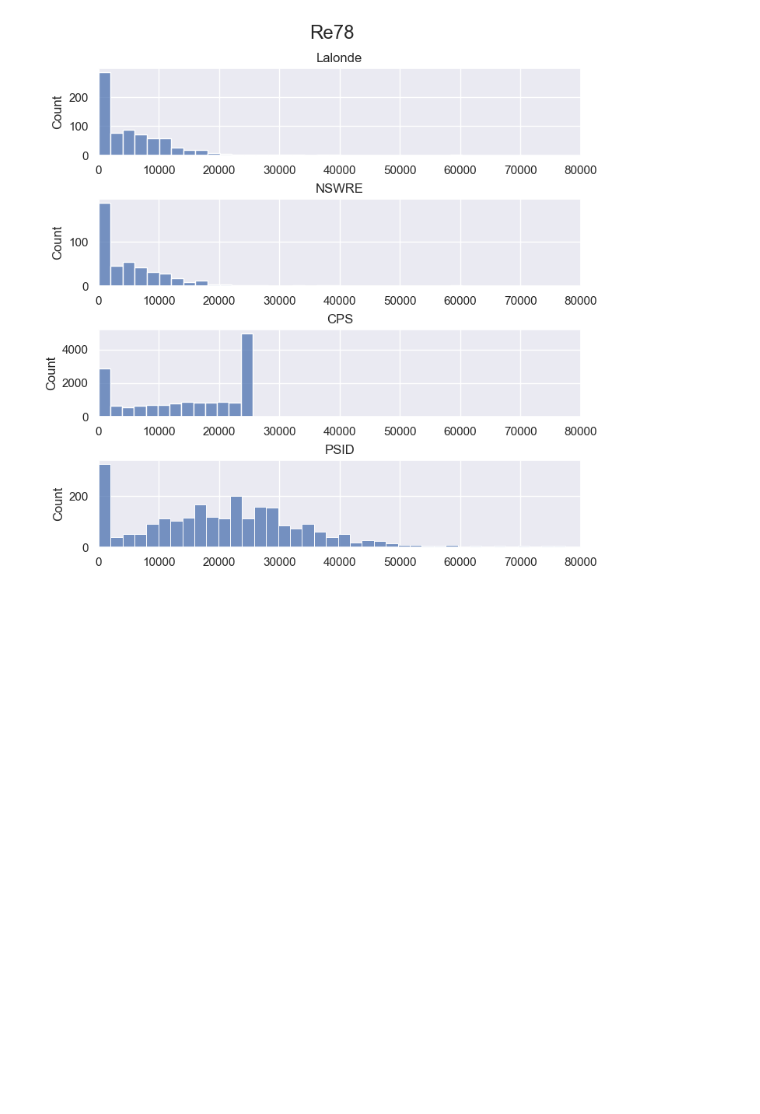
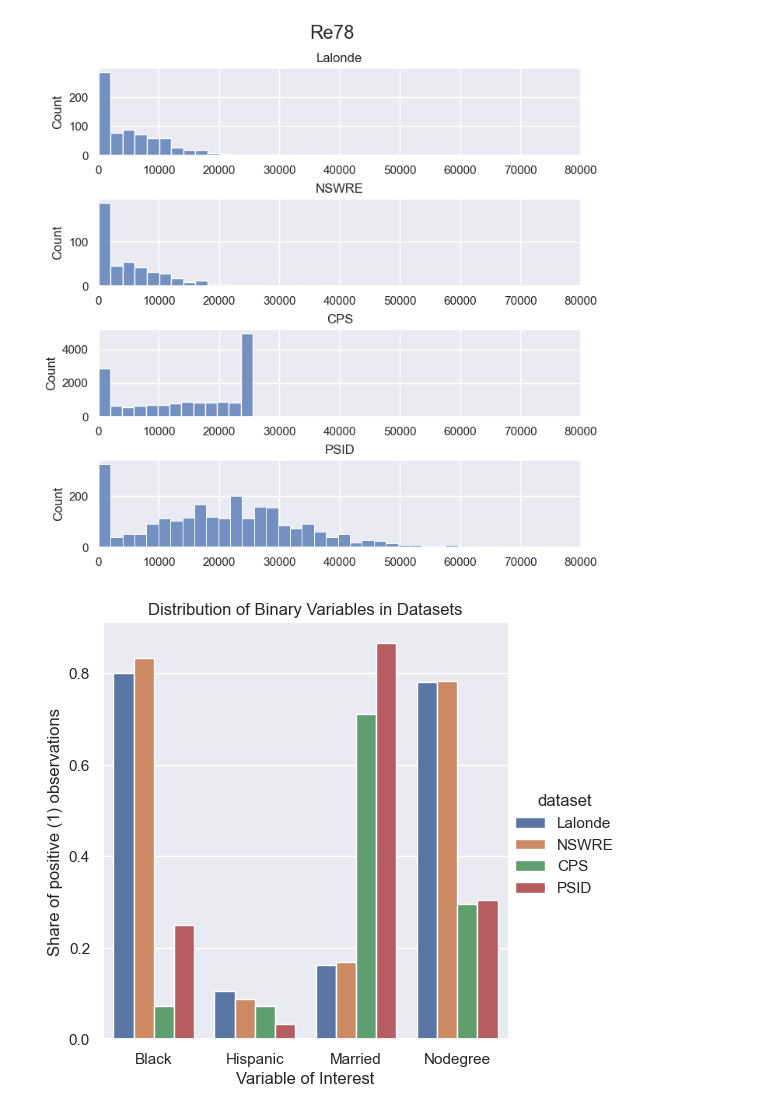
Before and after one commit to 8toz/causal_lalonde, a Jupyter notebook: EDA_all_datasets.ipynb, the cells around one changed output. Drawn from its saved outputs; the diff is of its cells as text; code cells hidden in the pictures; blank space fills up the shorter version.

Commit message:
Additional EDA & graphs

```diff
--- a/EDA_all_datasets.ipynb
+++ b/EDA_all_datasets.ipynb
@@ -59,3 +59,31 @@ histogram_comparison(datasets, variable='re78', binwidth=2000, names=names, xlim
 [figure]
 [figure]
 [figure]
+# %%
+def binary_comparison(datasets: [], dataset_names: [], variables) -> None:
+    # Compare binary variables from multiple datasets in a bar chart
+    #comparison_df = pd.DataFrame(columns=['dataset', 'variable', 'value'])
+    data = []
+
+    # Create a DataFrame with values for each dataset & variable combination
+    for variable in variables:
+        i = 0
+        for dataset in datasets:
+            value = dataset[variable].sum() / len(dataset[variable])
+            data.append([dataset_names[i], variable.capitalize(), value])
+            i = i+1
+    comparison_df = pd.DataFrame(data, columns=['dataset', 'variable', 'value'])
+
+    # Plot DataFrame in a nested barplot
+    sns.set_theme(style="darkgrid")
+    sns.catplot(data=comparison_df, kind='bar',
+                x='variable', y='value', hue='dataset')
+    plt.ylabel('Share of positive (1) observations')
+    plt.xlabel('Variable of Interest')
+    plt.title('Distribution of Binary Variables in Datasets')
+# %%
+variables = ['black', 'hispanic', 'married', 'nodegree']
+df = binary_comparison(datasets, names, variables)
+df
+# %% [output]
+[figure, added]
```
Also changed, not shown: parts of 2 cells of this notebook, 2 other files.
